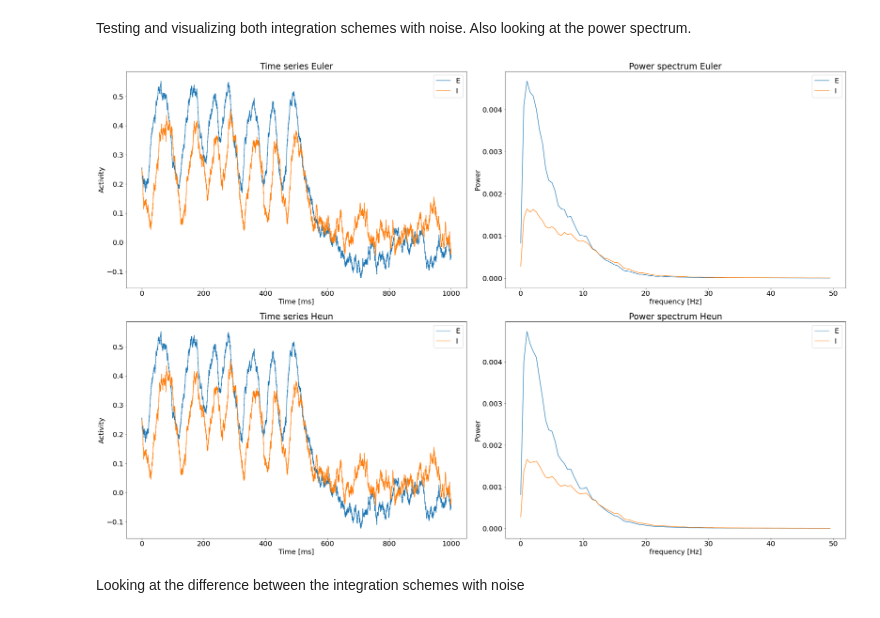
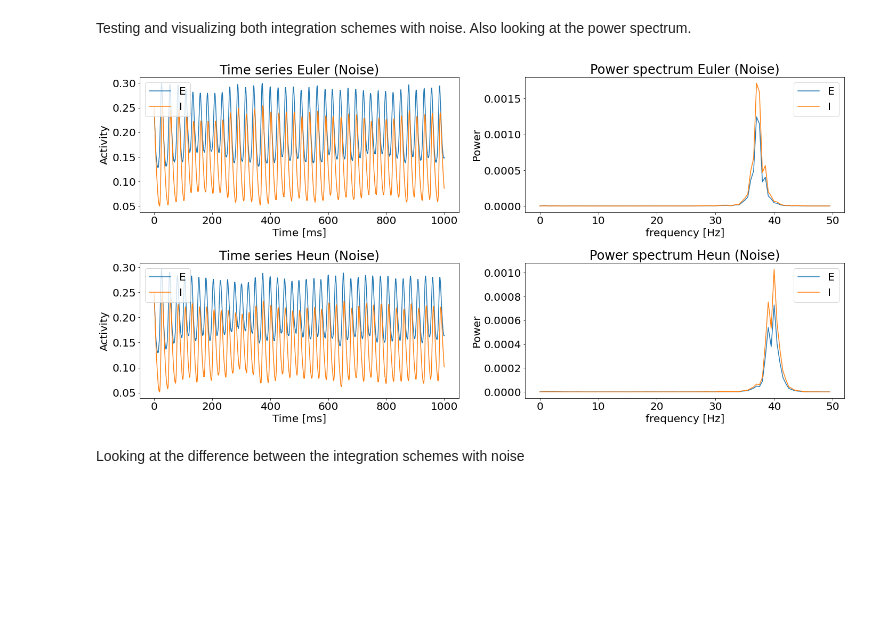
Before and after one commit to NeuroLife77/WC, a Jupyter notebook: wc.ipynb, the cells around one changed output. Cells and saved outputs as stored; diff of their text form; code cells hidden in the pictures; blank space fills up the shorter version.

```diff
--- a/wc.ipynb
+++ b/wc.ipynb
@@ -248,60 +253,58 @@ plt.show()
 # %% [markdown]
 Testing and visualizing both integration schemes with noise. Also looking at the power spectrum.
 # %%
-#parameters = parameter_samples[:2]#np.array([parameters_alpha_peak])
+parameters = np.array([parameters_original,parameters_original])
 dt = 0.1
-length = 302
 
-# Simulate euler
-time_series_E, time_series_I = simulate_euler_noise(parameters,length = length, dt=dt, num_sim = parameters.shape[0], noise_seed=12)
+# Simulate
+time_series_E, time_series_I = simulate_euler_noise(parameters,length = 6.0, dt=dt, num_sim = parameters.shape[0])
 t = np.arange(int(1000/dt))*dt
 
-# PLot
-f = plt.figure(figsize=(30,20))
+# Plot
+f = plt.figure(figsize=(20,10))
 # Timeseries
 ax = plt.subplot(2,2,1)
 ax.plot(t,time_series_E[:int(1000/dt),0], label = "E")
 ax.plot(t,time_series_I[:int(1000/dt),0], label = "I")
 plt.xlabel('Time [ms]')
 plt.ylabel('Activity')
-plt.title('Time series Euler')
+plt.title('Time series Euler (Noise)')
 plt.legend()
 # PSD
 ax = plt.subplot(2,2,2)
 f , psd = sgl.welch(time_series_E[:,0],fs=(1000/dt), nperseg=2000/dt)
 plt.plot(f[:100],psd[:100], label = "E")
 f , psd = sgl.welch(time_series_I[:,0],fs=(1000/dt), nperseg=2000/dt)
 plt.plot(f[:100],psd[:100], label = "I")
 plt.xlabel('frequency [Hz]')
 plt.ylabel('Power')
-plt.title('Power spectrum Euler')
+plt.title('Power spectrum Euler (Noise)')
 plt.legend()
 
-# Simulate heun
-time_series_E, time_series_I = simulate_heun_noise(parameters,length = length, dt=dt, num_sim = parameters.shape[0],noise_seed=12)
+time_series_E, time_series_I = simulate_heun_noise(parameters, length = 6.0, dt=dt, num_sim = parameters.shape[0])
 
 # Timeseries
 ax = plt.subplot(2,2,3)
 ax.plot(t,time_series_E[:int(1000/dt),0], label = "E")
 ax.plot(t,time_series_I[:int(1000/dt),0], label = "I")
 plt.xlabel('Time [ms]')
 plt.ylabel('Activity')
-plt.title('Time series Heun')
+plt.title('Time series Heun (Noise)')
 plt.legend()
 # PSD
 ax = plt.subplot(2,2,4)
 f , psd = sgl.welch(time_series_E[:,0],fs=(1000/dt), nperseg=2000/dt)
 plt.plot(f[:100],psd[:100], label = "E")
 f , psd = sgl.welch(time_series_I[:,0],fs=(1000/dt), nperseg=2000/dt)
 plt.plot(f[:100],psd[:100], label = "I")
 plt.xlabel('frequency [Hz]')
 plt.ylabel('Power')
-plt.title('Power spectrum Heun')
+plt.title('Power spectrum Heun (Noise)')
 plt.legend()
 plt.tight_layout()
 plt.show()
 # %% [output]
-[figure, old version]
+[figure, new version]
 # %% [markdown]
 Looking at the difference between the integration schemes with noise
 # %%
```
Also changed, not shown: parts of 6 cells of this notebook, 3 other files.
